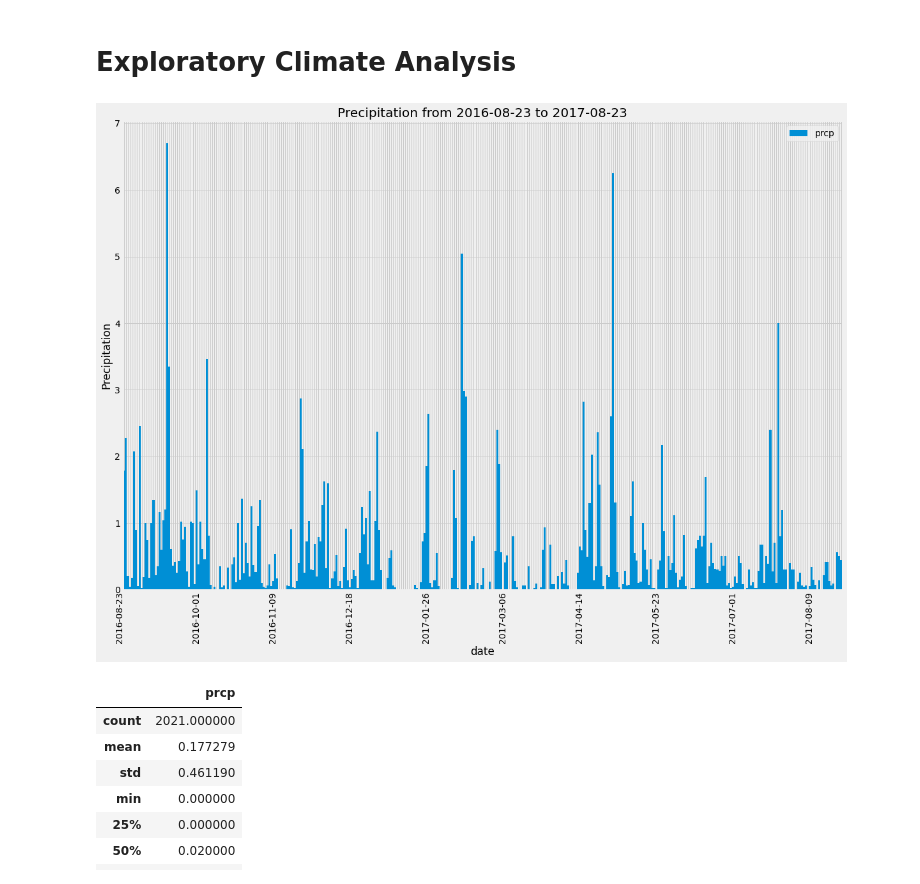
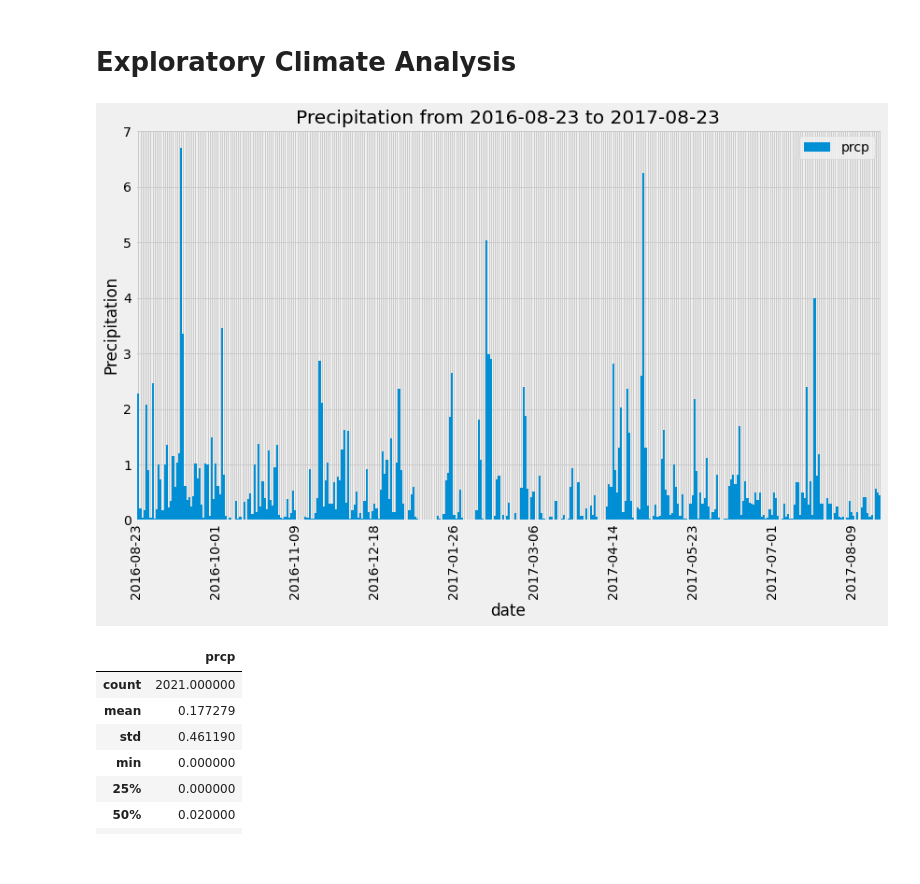
Before and after one commit to datng87/sqlalchemy-challenge, a Jupyter notebook: climate_starter.ipynb, the cells around one changed output. Saved outputs shown, nothing was run; the diff lists cells and outputs as text; code cells hidden in the pictures.

```diff
--- a/climate_starter.ipynb
+++ b/climate_starter.ipynb
@@ -42,33 +42,34 @@ session = Session(engine)
 # %%
 # Design a query to retrieve the last 12 months of precipitation data and plot the results
 
 # Calculate the date 1 year ago from the last data point in the database
 lastest_data_date=session.query(Measurement.date).\
     order_by(Measurement.date.desc()).first()[0]
 one_year_ago=datetime.strptime(lastest_data_date,'%Y-%m-%d')-dt.timedelta(days=366)
 #one_year_ago=one_year_ago.strftime('%Y-%m-%d')
 # Perform a query to retrieve the data and precipitation scores
 precipitation_12months=session.query(Measurement.prcp,Measurement.date).\
     filter(Measurement.date>one_year_ago).all()
 # Save the query results as a Pandas DataFrame and set the index to the date column
 precipitation_df= pd.DataFrame(precipitation_12months,columns=['prcp','date'])
 precipitation_df['date']=pd.to_datetime(precipitation_df['date'])
 #precipitation_df.dropna(inplace=True)
 precipitation_df.set_index('date',inplace=True)
 # Sort the dataframe by date
 precipitation_df.sort_index(inplace=True)
 # Use Pandas Plotting with Matplotlib to plot the data
 precipitation_df_plot = precipitation_df.resample('1D')[['prcp']].max()
 ticklabels = ['']*len(precipitation_df_plot.index)
 ticklabels[::39] = [item.strftime('%Y-%m-%d') for item in precipitation_df_plot.index[::39]]
-ax = precipitation_df_plot.plot.bar(figsize=(18,15),width = 1,title=f'Precipitation from {one_year_ago+dt.timedelta(days=1):%Y-%m-%d} to {lastest_data_date}')
+ax = precipitation_df_plot.plot.bar(figsize=(12,8),width = 1,title=f'Precipitation from {one_year_ago+dt.timedelta(days=1):%Y-%m-%d} to {lastest_data_date}')
 ax.xaxis.set_major_formatter(ticker.FixedFormatter(ticklabels))
-plt.gcf().autofmt_xdate()
+#plt.gcf().autofmt_xdate()
 plt.xticks(rotation=90)
 plt.ylabel('Precipitation')
-plt.show()
+plt.tight_layout()
+plt.savefig('outputs/precipitation_last_12_months.png',bbox_inches="tight")
 # %% [output]
-[figure, old version]
+[figure, new version]
 # %%
 # Use Pandas to calcualte the summary statistics for the precipitation data
 precipitation_df.describe()
```
Also changed, not shown: parts of 8 cells of this notebook, 4 other files.
